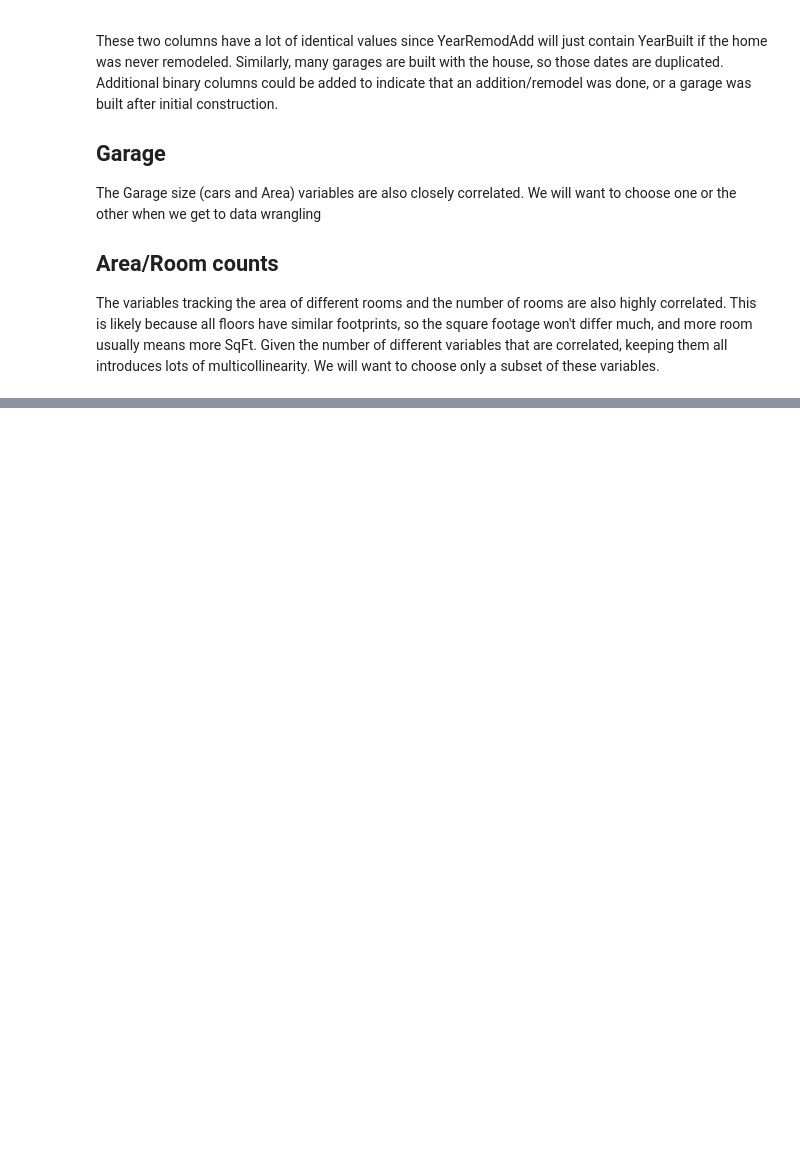
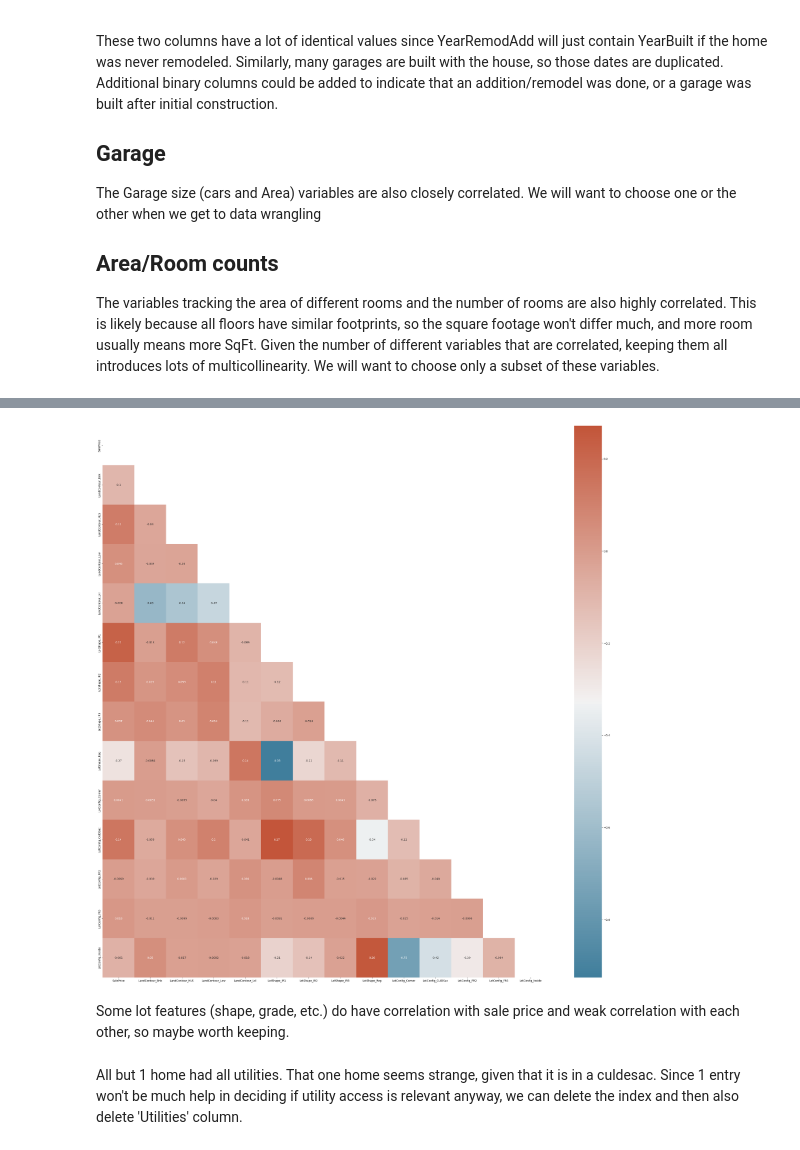
Before and after one commit to connergorman/house-price, a Jupyter notebook: notebooks/EDA.ipynb, the cells around one changed output, grey strips where cells are left out. Drawn from its saved outputs; the diff is of its cells as text; code cells hidden in the pictures; blank space fills up the shorter version.

Commit message:
Continue checking for correlations

```diff
--- a/notebooks/EDA.ipynb
+++ b/notebooks/EDA.ipynb
@@ -83,0 +78,8 @@ get_corr(df[area_and_room_vars])
+# %%
+lot_features = df.loc[:, ['LandContour', 'LotShape', 'LotConfig', 'SalePrice']]
+with_dummies = pd.get_dummies(lot_features)
+get_corr(with_dummies)
+# %% [output]
+[figure, added]
+# %% [markdown]
+Some lot features (shape, grade, etc.) do have correlation with sale price and weak correlation with each other, so maybe worth keeping.
@@ -83,0 +88,2 @@ get_corr(df[area_and_room_vars])
+# %% [markdown]
+All but 1 home had all utilities. That one home seems strange, given that it is in a culdesac. Since 1 entry won't be much help in deciding if utility access is relevant anyway, we can delete the index and then also delete 'Utilities' column.
```
Also changed, not shown: parts of 9 cells of this notebook, 3 other files.
